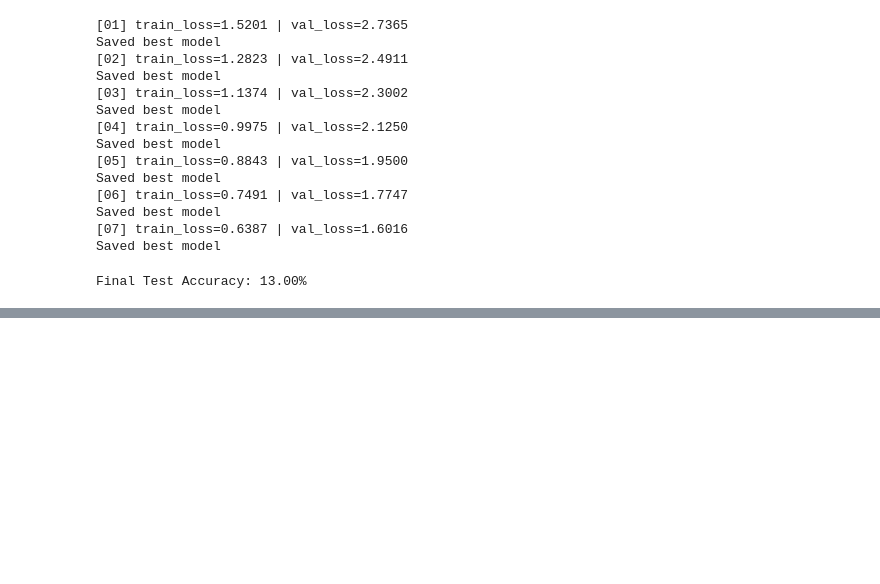
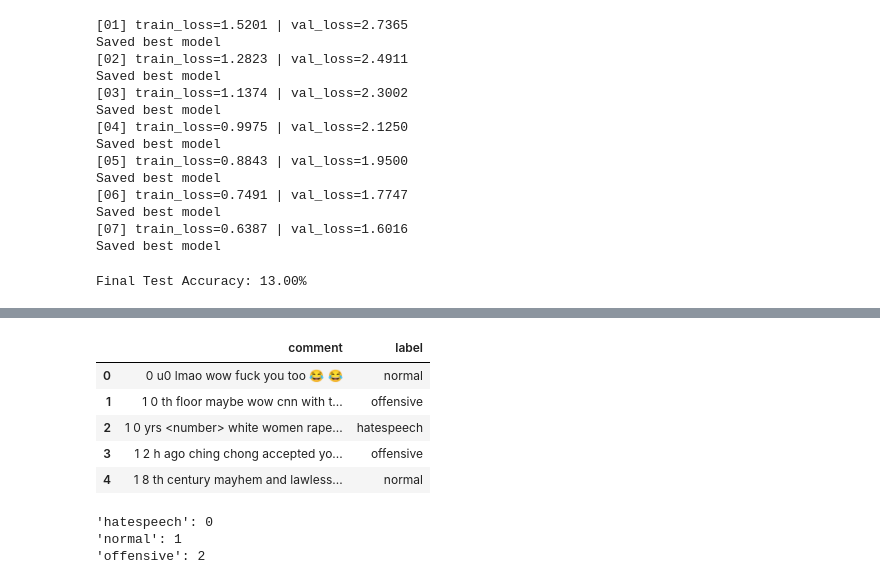
Before and after one commit to Borwec/ida_25_26, a Jupyter notebook: lab3/lab3.ipynb, the cells around one changed output, grey strips where cells are left out. Cells and saved outputs as stored; diff of their text form; code cells hidden in the pictures; blank space fills up the shorter version.

```diff
--- a/lab3/lab3.ipynb
+++ b/lab3/lab3.ipynb
@@ -477,0 +493,12 @@ Final Test Accuracy: 13.00%
+# %%
+ds_url = "https://drive.google.com/uc?id=1ayAK_Z3ZJOq2Fqp9ATyt694ha9iJ1sYM"
+df = pd.read_csv(ds_url)
+df = df[["comment", "label"]]
+df.head()
+# %% [output]
+|  | comment | label |
+| 0 | 0 u0 lmao wow fuck you too 😂 😂 | normal |
+| 1 | 1 0 th floor maybe wow cnn with t... | offensive |
+| 2 | 1 0 yrs <number> white women rape... | hatespeech |
+| 3 | 1 2 h ago ching chong accepted yo... | offensive |
+| 4 | 1 8 th century mayhem and lawless... | normal |
@@ -477,0 +508,7 @@ Final Test Accuracy: 13.00%
+# %%
+for i, label in enumerate(le.classes_):
+    print(f"'{label}': {i}")
+# %% [output]
+'hatespeech': 0
+'normal': 1
+'offensive': 2
```
Also changed, not shown: parts of 30 cells of this notebook.
